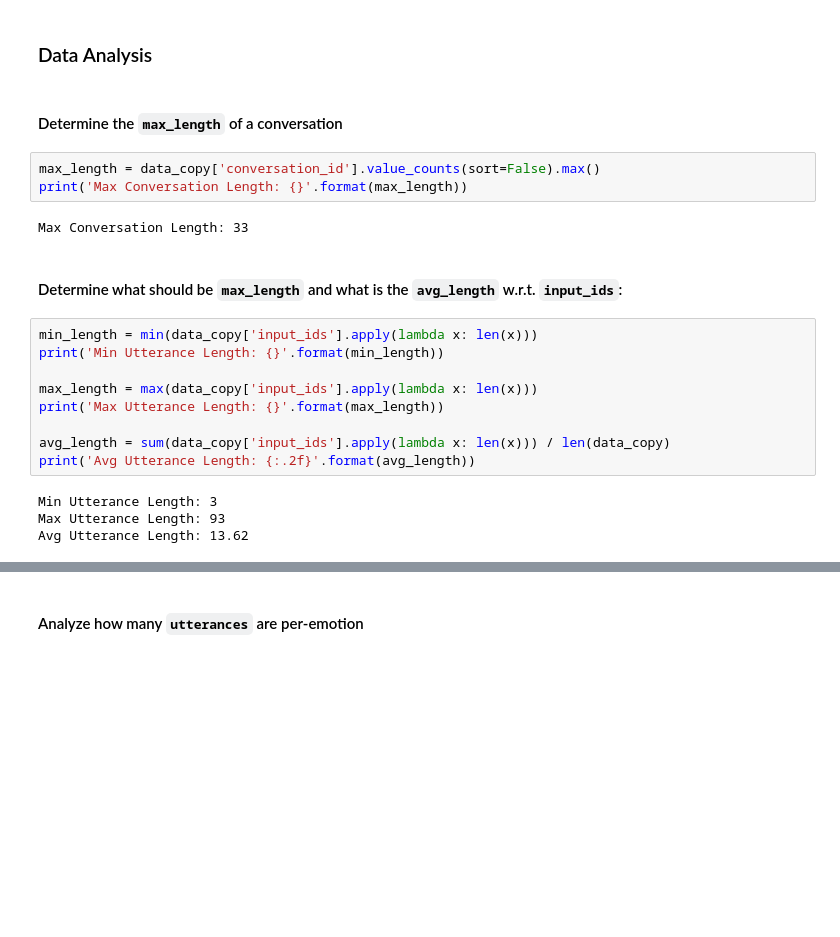
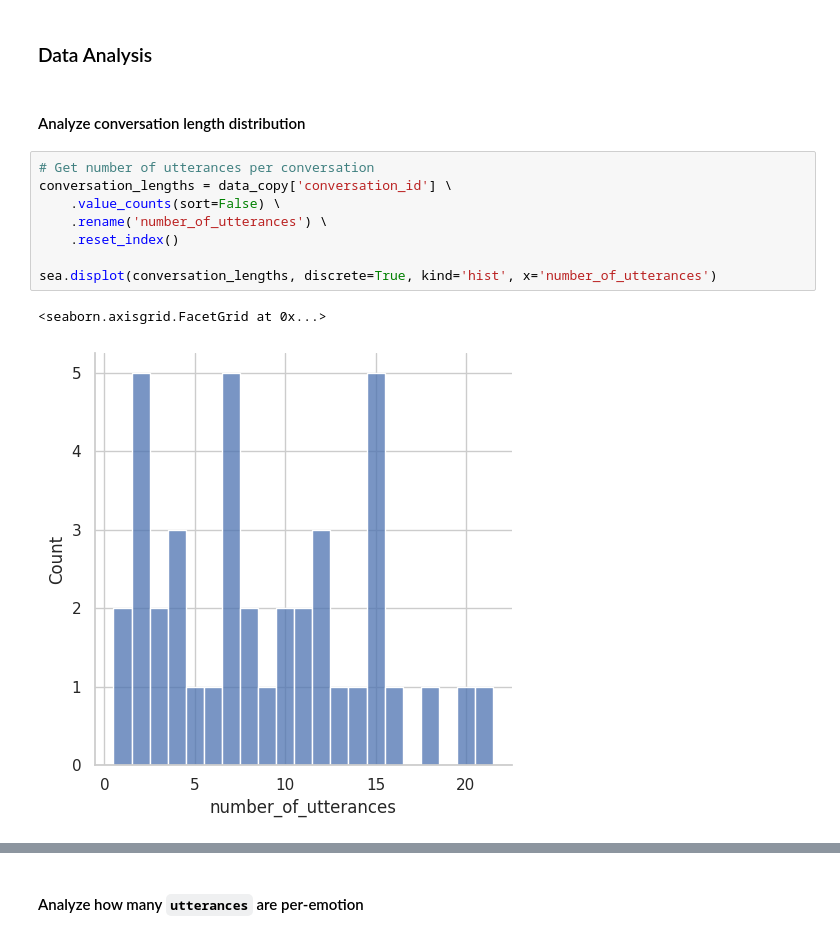
Before and after one commit to fusedbloxxer/ub-g21-irtm, a Jupyter notebook: emotion-analysis/notebooks/eda.ipynb, the cells around one changed output, grey strips where cells are left out. Drawn from its saved outputs; the diff is of its cells as text; blank space fills up the shorter version.

```diff
--- a/emotion-analysis/notebooks/eda.ipynb
+++ b/emotion-analysis/notebooks/eda.ipynb
@@ -201,24 +77,15 @@ char_index=119, char= , token_id=None, token=None
 # %% [markdown]
 ### Data Analysis
-# %% [markdown]
-#### Determine the `max_length` of a conversation
-# %%
-max_length = data_copy['conversation_id'].value_counts(sort=False).max()
-print('Max Conversation Length: {}'.format(max_length))
-# %% [output]
-Max Conversation Length: 33
-# %% [markdown]
-#### Determine what should be `max_length` and what is the `avg_length` w.r.t. `input_ids`:
-# %%
-min_length = min(data_copy['input_ids'].apply(lambda x: len(x)))
-print('Min Utterance Length: {}'.format(min_length))
-
-max_length = max(data_copy['input_ids'].apply(lambda x: len(x)))
-print('Max Utterance Length: {}'.format(max_length))
-
-avg_length = sum(data_copy['input_ids'].apply(lambda x: len(x))) / len(data_copy)
-print('Avg Utterance Length: {:.2f}'.format(avg_length))
-# %% [output]
-Min Utterance Length: 3
-Max Utterance Length: 93
-Avg Utterance Length: 13.62
+# %% [markdown]
+#### Analyze conversation length distribution
+# %%
+# Get number of utterances per conversation
+conversation_lengths = data_copy['conversation_id'] \
+    .value_counts(sort=False) \
+    .rename('number_of_utterances') \
+    .reset_index()
+
+sea.displot(conversation_lengths, discrete=True, kind='hist', x='number_of_utterances')
+# %% [output]
+<seaborn.axisgrid.FacetGrid at 0x...>
+[figure, added]
```
Also changed, not shown: parts of 25 cells of this notebook, 5 other files.
